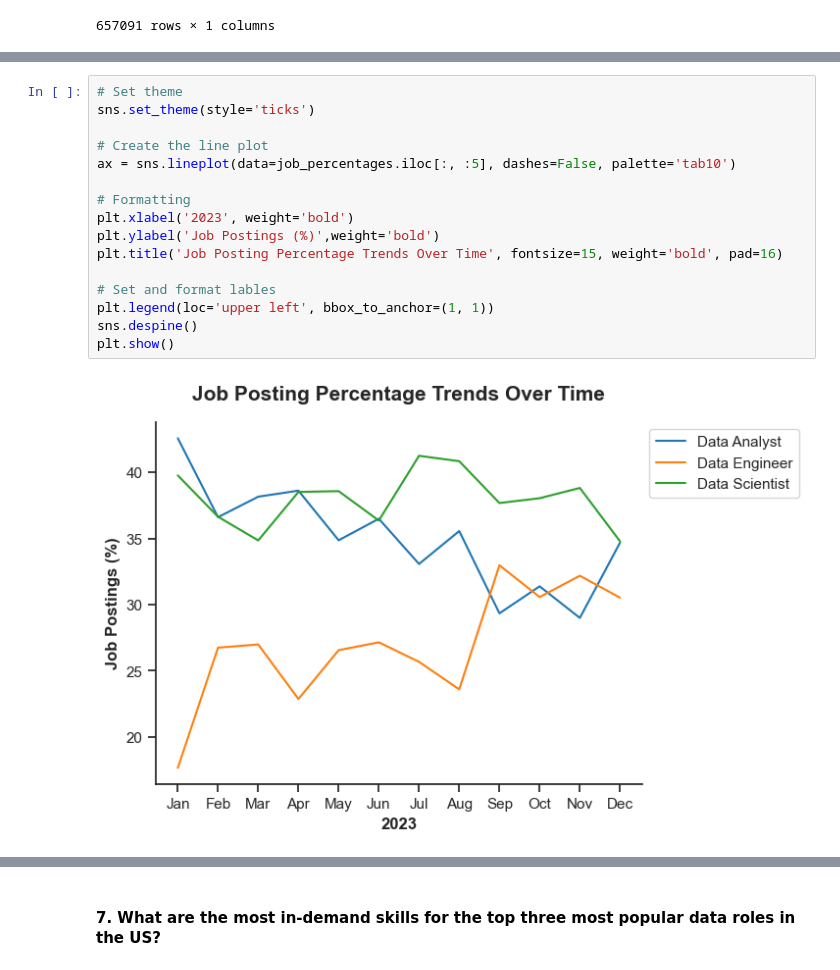
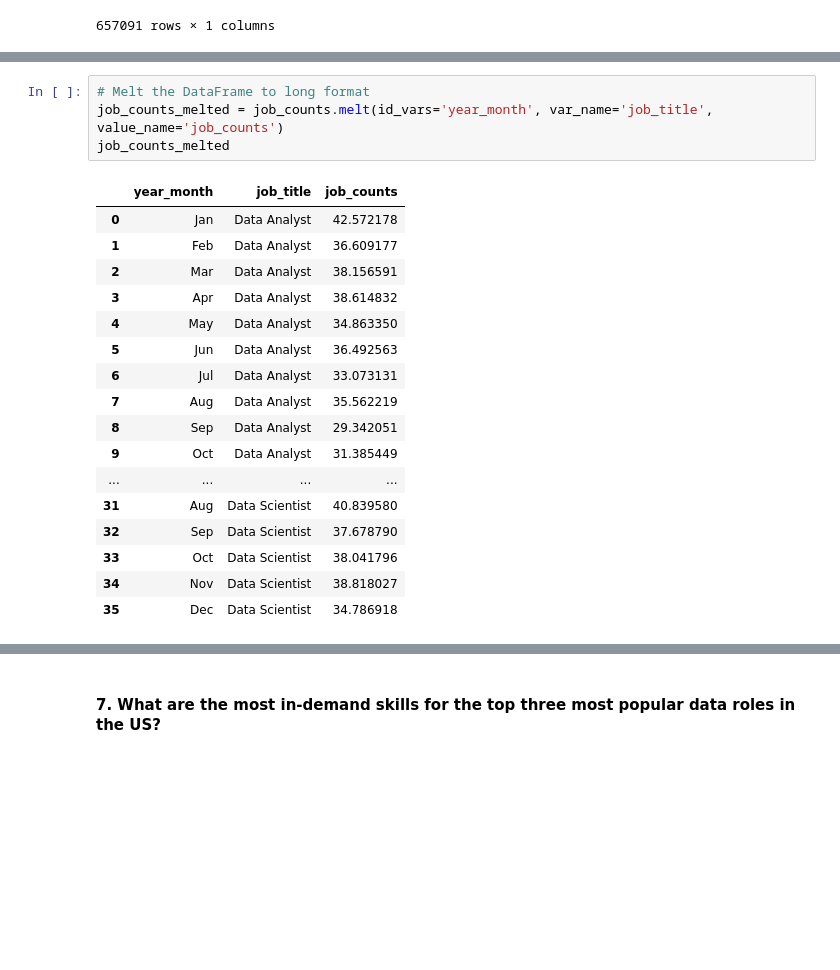
Before and after one commit to kierncb/Python_Data_Job_EDA, a Jupyter notebook: Exploratory_Data_Analysis.ipynb, the cells around one changed output, grey strips where cells are left out. Cells and saved outputs as stored; diff of their text form; blank space fills up the shorter version.

```diff
--- a/Exploratory_Data_Analysis.ipynb
+++ b/Exploratory_Data_Analysis.ipynb
@@ -343,18 +338,22 @@ job_percentages
-# %%
-# Set theme
-sns.set_theme(style='ticks')
-
-# Create the line plot
-ax = sns.lineplot(data=job_percentages.iloc[:, :5], dashes=False, palette='tab10')
-
-# Formatting
-plt.xlabel('2023', weight='bold')
-plt.ylabel('Job Postings (%)',weight='bold')
-plt.title('Job Posting Percentage Trends Over Time', fontsize=15, weight='bold', pad=16)
-
-# Set and format lables
-plt.legend(loc='upper left', bbox_to_anchor=(1, 1))
-sns.despine()
-plt.show()
-# %% [output]
-[figure, removed]
+# %%
+# Melt the DataFrame to long format
+job_counts_melted = job_counts.melt(id_vars='year_month', var_name='job_title', value_name='job_counts')
+job_counts_melted
+# %% [output]
+|  | year_month | job_title | job_counts |
+| 0 | Jan | Data Analyst | 42.572178 |
+| 1 | Feb | Data Analyst | 36.609177 |
+| 2 | Mar | Data Analyst | 38.156591 |
+| 3 | Apr | Data Analyst | 38.614832 |
+| 4 | May | Data Analyst | 34.863350 |
+| 5 | Jun | Data Analyst | 36.492563 |
+| 6 | Jul | Data Analyst | 33.073131 |
+| 7 | Aug | Data Analyst | 35.562219 |
+| 8 | Sep | Data Analyst | 29.342051 |
+| 9 | Oct | Data Analyst | 31.385449 |
+| ... | ... | ... | ... |
+| 31 | Aug | Data Scientist | 40.839580 |
+| 32 | Sep | Data Scientist | 37.678790 |
+| 33 | Oct | Data Scientist | 38.041796 |
+| 34 | Nov | Data Scientist | 38.818027 |
+| 35 | Dec | Data Scientist | 34.786918 |
```
Also changed, not shown: parts of 6 cells of this notebook, 2 other files.
